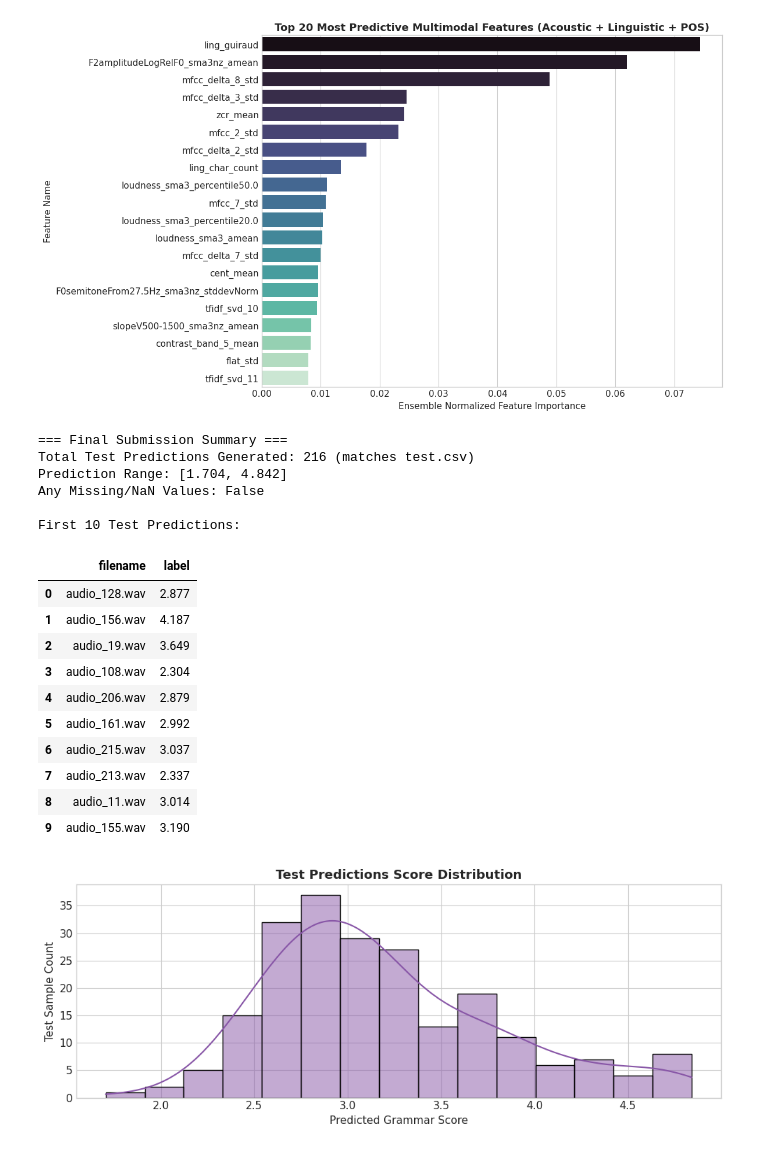
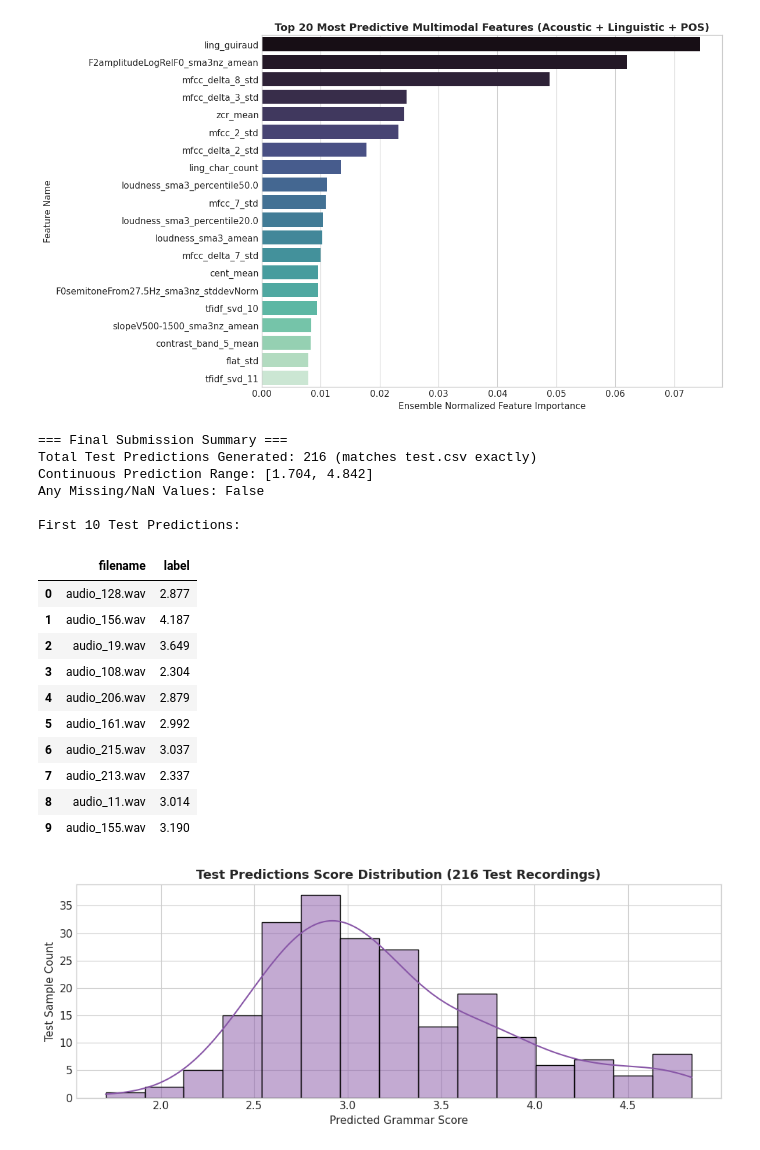
Before and after one commit to Sehaj64/shl-hiring-assessment-2026, a Jupyter notebook: Grammar_Scoring_Engine_SHL.ipynb, the cells around one changed output. Saved outputs shown, nothing was run; the diff lists cells and outputs as text; code cells hidden in the pictures.

```diff
--- a/Grammar_Scoring_Engine_SHL.ipynb
+++ b/Grammar_Scoring_Engine_SHL.ipynb
@@ -471,6 +497,9 @@ plt.show()
 # %% [output]
 [figure]
 # %%
+# ==============================================================================
+# 10. Generate Final Continuous Test Predictions & Verify Submission File
+# ==============================================================================
 test_preds = np.clip(test_matrix @ weights, 0.0, 5.0)
 
 is_noise_test = (test_ac['flat_mean'] > 0.40) & (test_ac['cent_mean'] > 3500)
@@ -489,37 +518,37 @@ test_pred_map = dict(zip(submission_df['filename'], submission_df['label']))
 test_csv_updated['label'] = test_csv_updated['filename'].map(test_pred_map)
 test_csv_updated.to_csv('Dataset_Final/test.csv', index=False)
 
 print("=== Final Submission Summary ===")
-print(f"Total Test Predictions Generated: {len(submission_df)} (matches test.csv)")
-print(f"Prediction Range: [{submission_df['label'].min():.3f}, {submission_df['label'].max():.3f}]")
+print(f"Total Test Predictions Generated: {len(submission_df)} (matches test.csv exactly)")
+print(f"Continuous Prediction Range: [{submission_df['label'].min():.3f}, {submission_df['label'].max():.3f}]")
 print(f"Any Missing/NaN Values: {submission_df['label'].isna().any()}")
 print("\nFirst 10 Test Predictions:")
 display(submission_df.head(10))
 
 plt.figure(figsize=(10, 4))
 sns.histplot(submission_df['label'], bins=15, kde=True, color='#8856a7')
-plt.title("Test Predictions Score Distribution", fontsize=13, fontweight='bold')
+plt.title("Test Predictions Score Distribution (216 Test Recordings)", fontsize=13, fontweight='bold')
 plt.xlabel("Predicted Grammar Score")
 plt.ylabel("Test Sample Count")
 plt.tight_layout()
 plt.show()
 # %% [output]
 === Final Submission Summary ===
-Total Test Predictions Generated: 216 (matches test.csv)
-Prediction Range: [1.704, 4.842]
+Total Test Predictions Generated: 216 (matches test.csv exactly)
+Continuous Prediction Range: [1.704, 4.842]
 Any Missing/NaN Values: False
 
 First 10 Test Predictions:
 |  | filename | label |
 | 0 | audio_128.wav | 2.877 |
 | 1 | audio_156.wav | 4.187 |
 | 2 | audio_19.wav | 3.649 |
 | 3 | audio_108.wav | 2.304 |
 | 4 | audio_206.wav | 2.879 |
 | 5 | audio_161.wav | 2.992 |
 | 6 | audio_215.wav | 3.037 |
 | 7 | audio_213.wav | 2.337 |
 | 8 | audio_11.wav | 3.014 |
 | 9 | audio_155.wav | 3.190 |
-[figure, old version]
+[figure, new version]
 # %%
```
Also changed, not shown: parts of 12 cells of this notebook, 1 other file.
